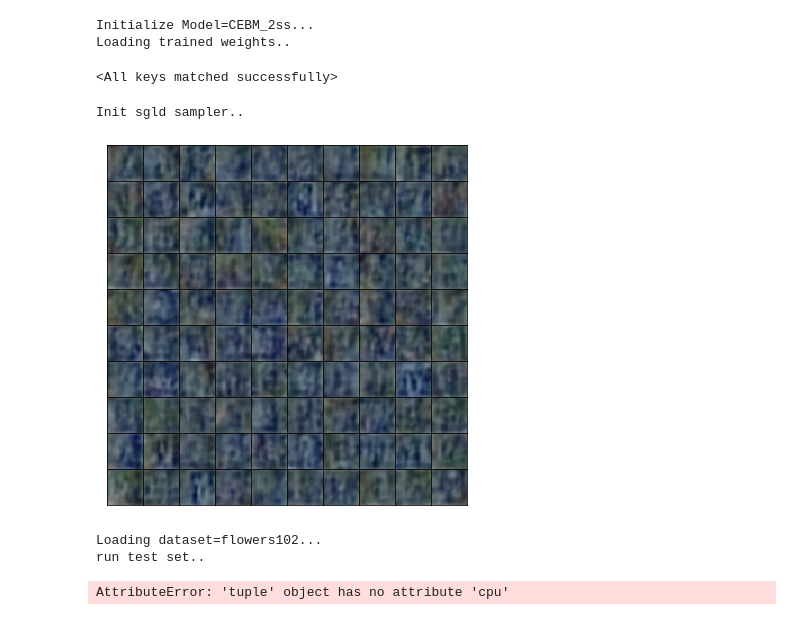
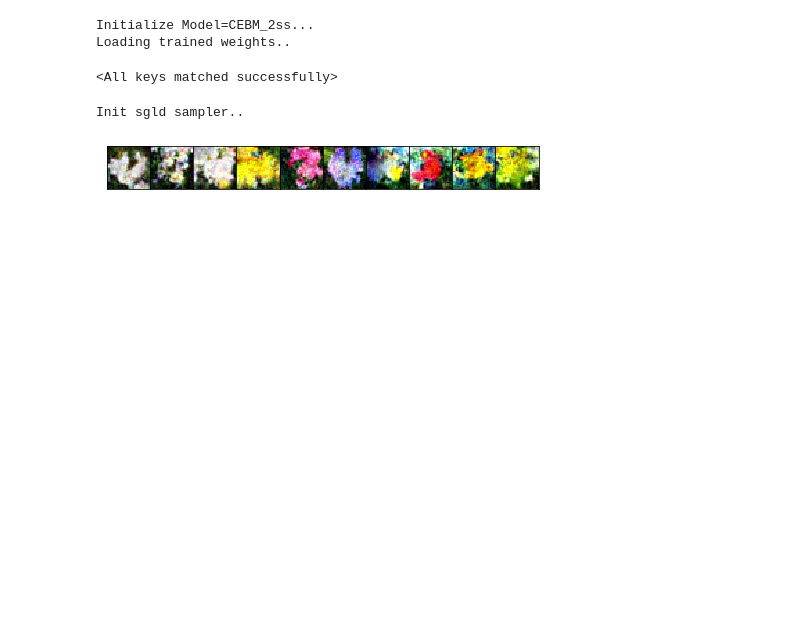
Before and after one commit to hao-w/cebm, a Jupyter notebook: sebm/notebooks/testing-cebm-sgld.ipynb, the cells around one changed output. Cells and saved outputs as stored; diff of their text form; code cells hidden in the pictures; blank space fills up the shorter version.

```diff
--- a/sebm/notebooks/testing-cebm-sgld.ipynb
+++ b/sebm/notebooks/testing-cebm-sgld.ipynb
@@ -4,24 +4,24 @@ import torch
 from sebm.cebm_sgld import SGLD_sampler
 from sebm.models import CEBM_1ss, CEBM_2ss
 
-dataset =  'imagenet' # 'svhn' # 'cifar10' # 'mnist' #  'flowers102' #
+dataset =  'flowers102' # 'svhn' # 'cifar10' # 'mnist' #  'flowers102' #
 if dataset == 'mnist':
     input_channels, im_height, im_width = 1, 28, 28
 else:
     input_channels, im_height, im_width = 3, 32, 32
 device = torch.device('cuda:1')
-arch =  'simplenet' # 'wresnet'
+arch =  'simplenet2' # 'wresnet' # 'simplenet'
 depth = 28
 width = 10
 ss = 2
 seed = 1
-lr = 1e-5
+lr = 5e-5
 latent_dim = 128
 data_noise_std = 3e-2
-sgld_noise_std = 7.5e-3
-sgld_lr = 2.0
-sgld_num_steps = 100
-reg_alpha = 5e-3
+sgld_noise_std =  7.5e-3
+sgld_lr =  2.0
+sgld_num_steps = 50
+reg_alpha =  5e-3
 activation = 'Swish'
 buffer_init = True
 buffer_dup_allowed = True
@@ -53,6 +53,20 @@ elif arch == 'simplenet':
                    hidden_dim=[128],
                    latent_dim=latent_dim,
                    activation=activation)
+elif arch == 'simplenet2':
+    ebm = model(arch=arch,
+                   device=device,
+                   optimize_priors=False,
+                   im_height=im_height,
+                   im_width=im_width,
+                   input_channels=input_channels,
+                   channels=[64,64,32,32],
+                   kernels=[3,4,4,4],
+                   strides=[1,2,2,2],
+                   paddings=[1,1,1,1],
+                   hidden_dim=[128],
+                   latent_dim=latent_dim,
+                   activation=activation)
 else:
     raise NotImplementError
 
@@ -68,15 +82,16 @@ Loading trained weights..
 print('Init sgld sampler..')
 sgld_sampler = SGLD_sampler(device=device,
                             input_channels=input_channels,
-                            noise_std=1e-3,
+                            noise_std=1e-2,
                             lr=2.0,
                             pixel_size=im_height,
                             buffer_size=1000,
                             buffer_percent=0.95,
                             buffer_init=False,
-                            buffer_dup_allowed=False)
+                            buffer_dup_allowed=False,
+                            grad_clipping=True)
 
-test_batch_size = 100
+test_batch_size = 10
 images_ebm = sgld_sampler.sample(ebm=ebm,
                                       batch_size=test_batch_size,
                                       num_steps=1000,
@@ -85,15 +100,11 @@ images_ebm = sgld_sampler.sample(ebm=ebm,
 Init sgld sampler..
 # %%
 from sebm.eval import plot_samples, compress_tsne, plot_tsne
-plot_samples(images_ebm, fs=5)
+plot_samples(images_ebm, fs=6)
 # %% [output]
-[figure, old version]
+[figure, new version]
 # %%
-data_dir = '../../../sebm_data/'
-num_classes = 10
-zs2, ys = compress_tsne(dataset, data_dir, ebm, device, data_noise_std)
-plot_tsne(num_classes, zs2, ys)
+# data_dir = '../../../sebm_data/'
+# num_classes = 102
+# zs2, ys = compress_tsne(dataset, data_dir, ebm, device, data_noise_std, sample_size=None)
+# plot_tsne(num_classes, zs2, ys, save_name='mnist_mean')
-# %% [output]
-Loading dataset=flowers102...
-run test set..
-AttributeError: 'tuple' object has no attribute 'cpu'
```
Also changed, not shown: parts of 1 cell of this notebook, 8 other files.
